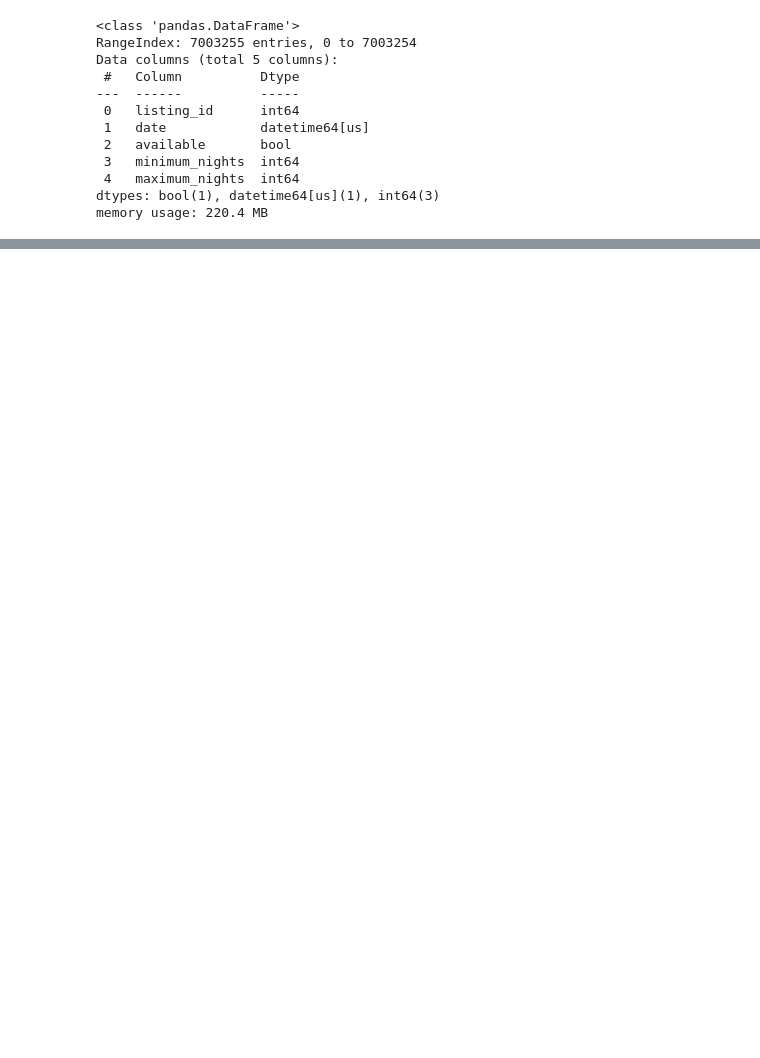
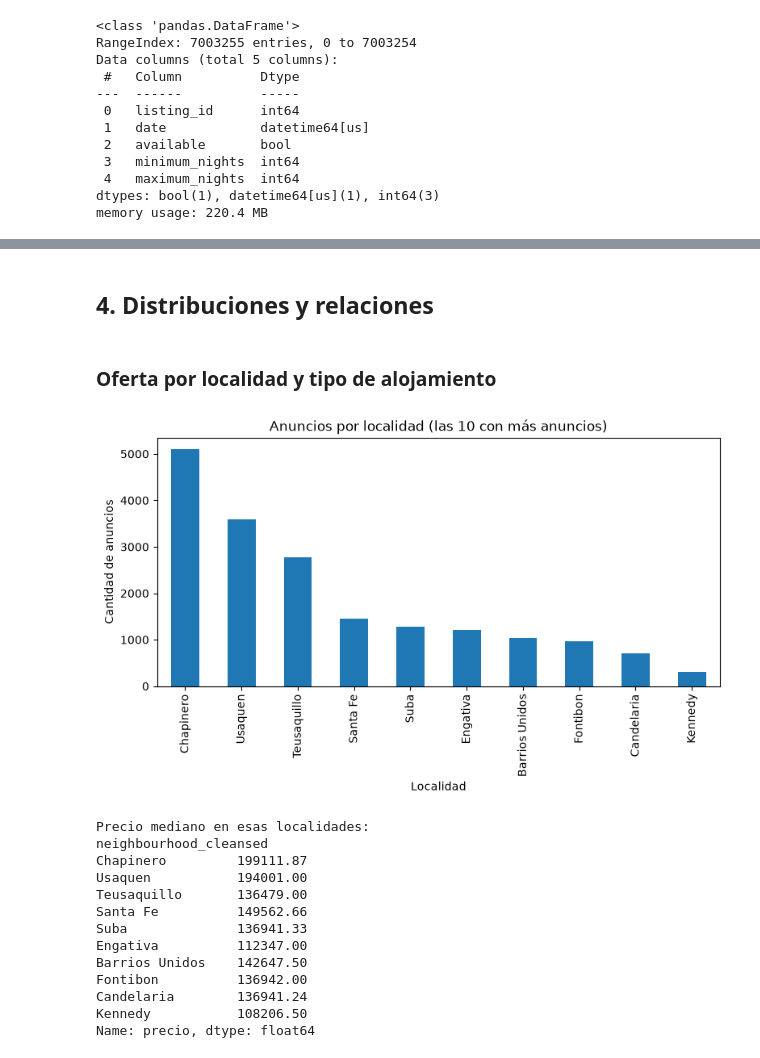
Before and after one commit to brayansr32/etl_airbnb, a Jupyter notebook: notebooks/exploracion_airbnb.ipynb, the cells around one changed output, grey strips where cells are left out. Drawn from its saved outputs; the diff is of its cells as text; code cells hidden in the pictures; blank space fills up the shorter version.

```diff
--- a/notebooks/exploracion_airbnb.ipynb
+++ b/notebooks/exploracion_airbnb.ipynb
@@ -822,0 +340,30 @@ colecciones. Los problemas se concentran en **el precio** (formato de texto, nul
+# %% [markdown]
+## 4. Distribuciones y relaciones
+# %% [markdown]
+### Oferta por localidad y tipo de alojamiento
+# %%
+top_localidades = df_listings["neighbourhood_cleansed"].value_counts().head(10)
+
+top_localidades.plot(kind="bar", figsize=(9, 4))
+plt.title("Anuncios por localidad (las 10 con más anuncios)")
+plt.xlabel("Localidad")
+plt.ylabel("Cantidad de anuncios")
+plt.show()
+
+print("Precio mediano en esas localidades:")
+print(df_listings.groupby("neighbourhood_cleansed")["precio"].median().loc[top_localidades.index])
+# %% [output]
+[figure, added]
+Precio mediano en esas localidades:
+neighbourhood_cleansed
+Chapinero         199111.87
+Usaquen           194001.00
+Teusaquillo       136479.00
+Santa Fe          149562.66
+Suba              136941.33
+Engativa          112347.00
+Barrios Unidos    142647.50
+Fontibon          136942.00
+Candelaria        136941.24
+Kennedy           108206.50
+Name: precio, dtype: float64
```
Also changed, not shown: parts of 112 cells of this notebook, 7 other files.
